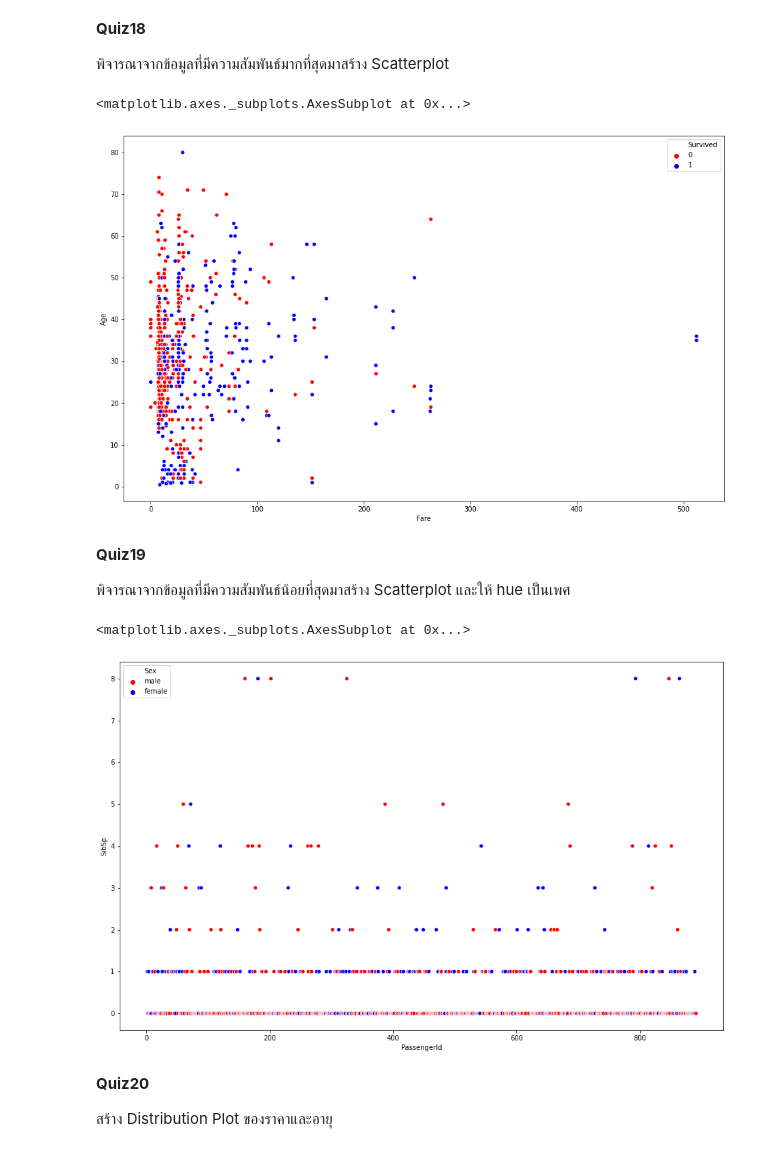
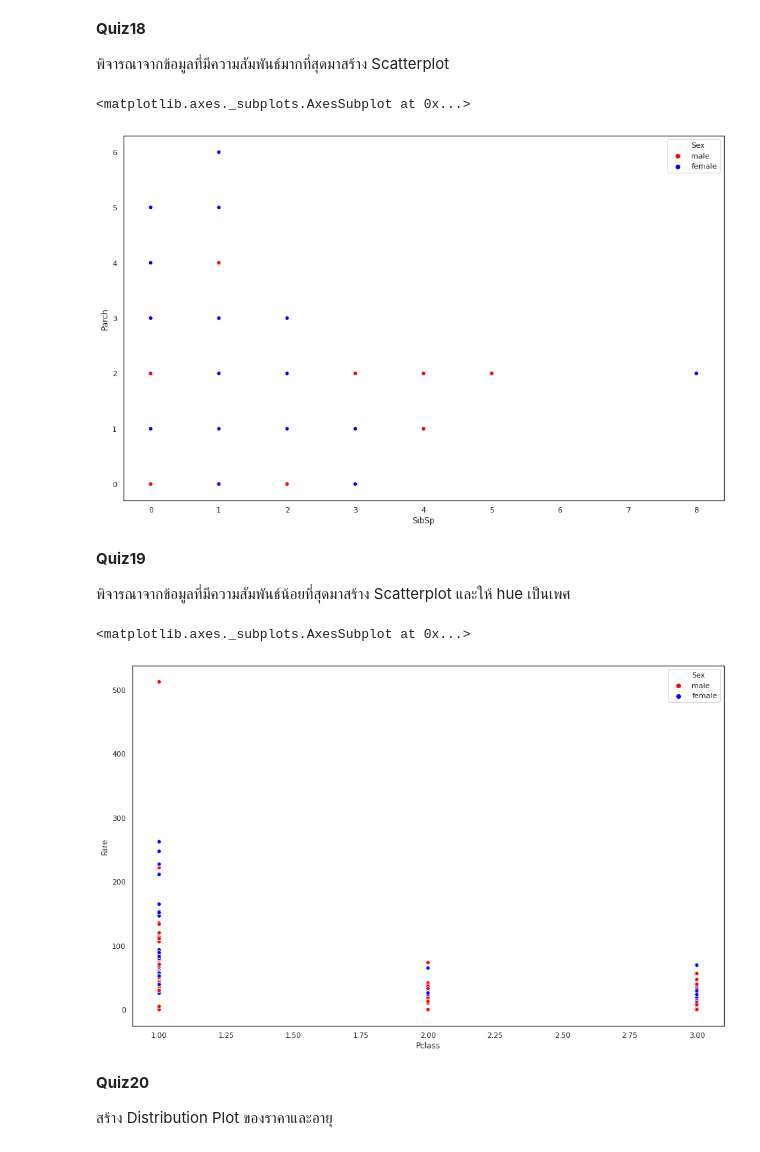
Before and after one commit to deen666/Homework_DataCamp2, a Jupyter notebook: Seaborn/Seaborn.ipynb, the cells around one changed output. Saved outputs shown, nothing was run; the diff lists cells and outputs as text; code cells hidden in the pictures.

```diff
--- a/Seaborn/Seaborn.ipynb
+++ b/Seaborn/Seaborn.ipynb
@@ -282,20 +294,20 @@ sns.clustermap(titanic.corr(),linewidths=1,linecolor='white',cmap='coolwarm', an
  พิจารณาจากข้อมูลที่มีความสัมพันธ์มากที่สุดมาสร้าง Scatterplot
 # %%
 fig = plt.subplots(figsize=(16,10))
-sns.scatterplot(x='Fare',y='Age',hue='Survived',palette=['red','blue'], data=titanic)
+sns.scatterplot(x='SibSp',y='Parch',hue='Sex',palette=['red','blue'], data=titanic)
 # %% [output]
 <matplotlib.axes._subplots.AxesSubplot at 0x...>
-[figure, old version]
+[figure, new version]
 # %% [markdown]
 **Quiz19**
 
 พิจารณาจากข้อมูลที่มีความสัมพันธ์น้อยที่สุดมาสร้าง Scatterplot และให้ hue เป็นเพศ
 # %%
 fig = plt.subplots(figsize=(16,10))
-sns.scatterplot(x='PassengerId',y='SibSp',hue='Sex',palette=['red','blue'], data=titanic)
+sns.scatterplot(x='Pclass',y='Fare',hue='Sex',palette=['red','blue'], data=titanic)
 # %% [output]
 <matplotlib.axes._subplots.AxesSubplot at 0x...>
-[figure, old version]
+[figure, new version]
 # %% [markdown]
 **Quiz20**
 
```
Also changed, not shown: parts of 1 cell of this notebook.
